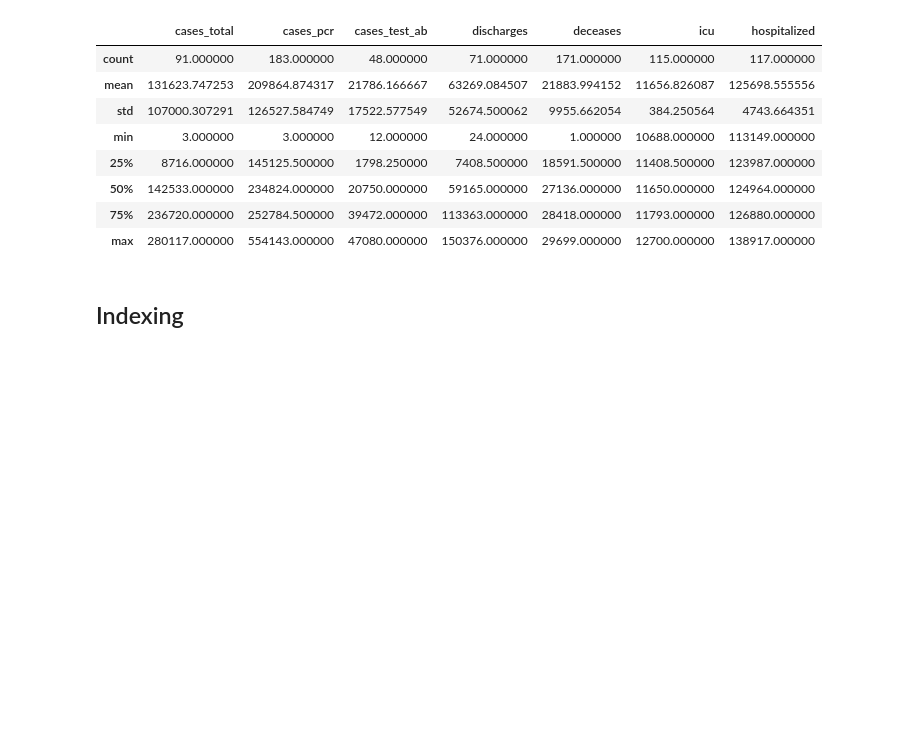
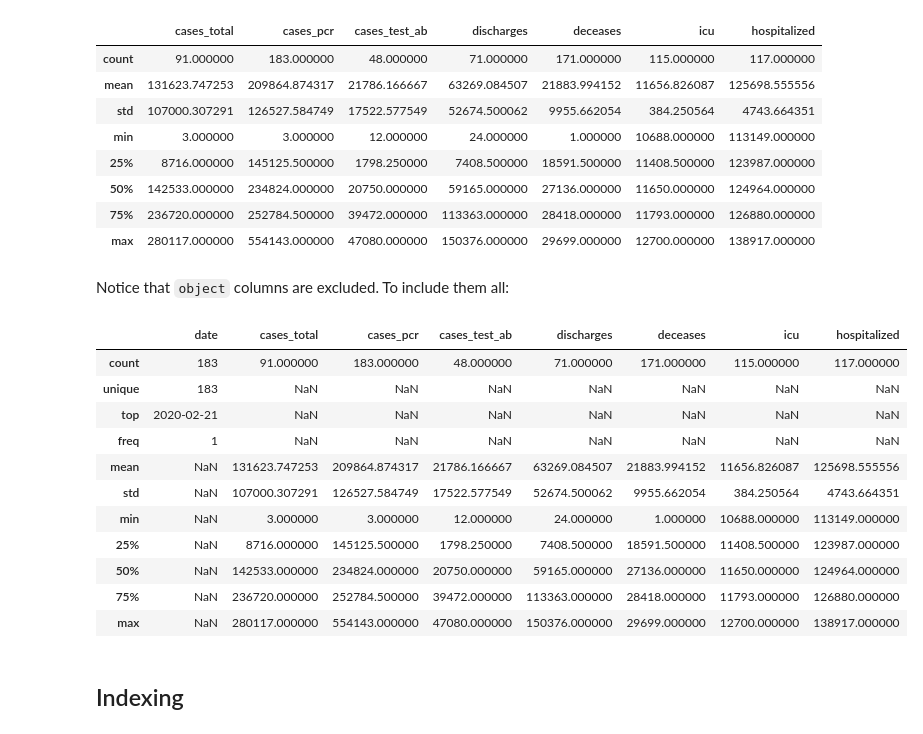
Before and after one commit to astrojuanlu/ie-mbd-python-data-analysis-i, a Jupyter notebook: sessions/Session 11.ipynb, the cells around one changed output. Cells and saved outputs as stored; diff of their text form; code cells hidden in the pictures; blank space fills up the shorter version.

```diff
--- a/sessions/Session 11.ipynb
+++ b/sessions/Session 11.ipynb
@@ -172,6 +234,23 @@ df.describe()
 | 50% | 142533.000000 | 234824.000000 | 20750.000000 | 59165.000000 | 27136.000000 | 11650.000000 | 124964.000000 |
 | 75% | 236720.000000 | 252784.500000 | 39472.000000 | 113363.000000 | 28418.000000 | 11793.000000 | 126880.000000 |
 | max | 280117.000000 | 554143.000000 | 47080.000000 | 150376.000000 | 29699.000000 | 12700.000000 | 138917.000000 |
+# %% [markdown]
+Notice that `object` columns are excluded. To include them all:
+# %%
+df.describe(include="all")
+# %% [output]
+|  | date | cases_total | cases_pcr | cases_test_ab | discharges | deceases | icu | hospitalized |
+| count | 183 | 91.000000 | 183.000000 | 48.000000 | 71.000000 | 171.000000 | 115.000000 | 117.000000 |
+| unique | 183 | NaN | NaN | NaN | NaN | NaN | NaN | NaN |
+| top | 2020-02-21 | NaN | NaN | NaN | NaN | NaN | NaN | NaN |
+| freq | 1 | NaN | NaN | NaN | NaN | NaN | NaN | NaN |
+| mean | NaN | 131623.747253 | 209864.874317 | 21786.166667 | 63269.084507 | 21883.994152 | 11656.826087 | 125698.555556 |
+| std | NaN | 107000.307291 | 126527.584749 | 17522.577549 | 52674.500062 | 9955.662054 | 384.250564 | 4743.664351 |
+| min | NaN | 3.000000 | 3.000000 | 12.000000 | 24.000000 | 1.000000 | 10688.000000 | 113149.000000 |
+| 25% | NaN | 8716.000000 | 145125.500000 | 1798.250000 | 7408.500000 | 18591.500000 | 11408.500000 | 123987.000000 |
+| 50% | NaN | 142533.000000 | 234824.000000 | 20750.000000 | 59165.000000 | 27136.000000 | 11650.000000 | 124964.000000 |
+| 75% | NaN | 236720.000000 | 252784.500000 | 39472.000000 | 113363.000000 | 28418.000000 | 11793.000000 | 126880.000000 |
+| max | NaN | 280117.000000 | 554143.000000 | 47080.000000 | 150376.000000 | 29699.000000 | 12700.000000 | 138917.000000 |
 # %% [markdown]
 ## Indexing
 # %% [markdown]
```
Also changed, not shown: parts of 15 cells of this notebook.
